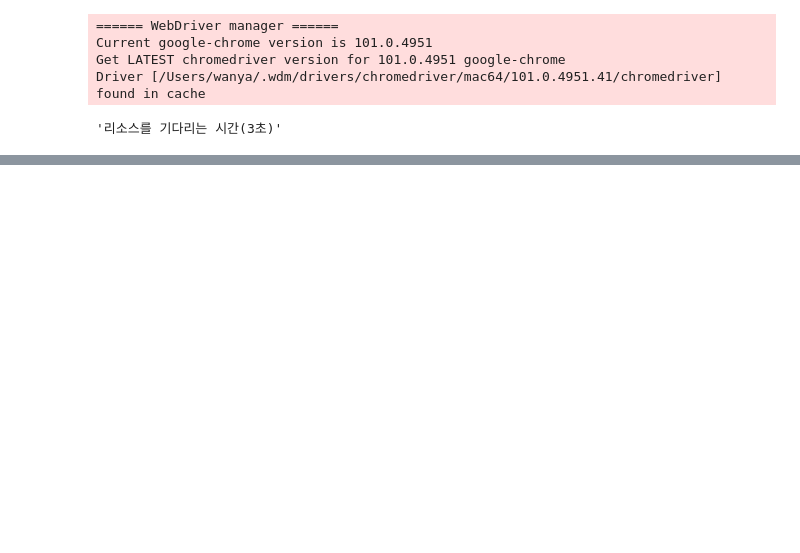
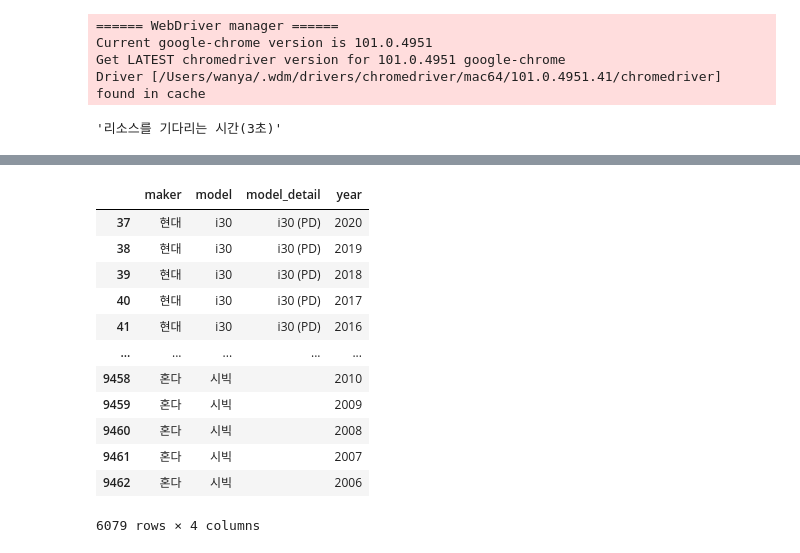
Before and after one commit to kimpanjung/Simple_Car_model_crawling, a Jupyter notebook: Encar.ipynb, the cells around one changed output, grey strips where cells are left out. Saved outputs shown, nothing was run; the diff lists cells and outputs as text; code cells hidden in the pictures; blank space fills up the shorter version.

```diff
--- a/Encar.ipynb
+++ b/Encar.ipynb
@@ -231,0 +181,25 @@ Stacktrace:
+# %%
+df_1 = df.dropna()
+# %%
+index = df_1[(df['maker'] == '제조사') | (df['model'] == '모델') | (df['model_detail'] == '세부모델') | (df['year'] == '형식연도')].index
+index_model = df_1[df['model'] == '모델'].index
+index_model_detail = df_1[df['model_detail'] == '세부모델'].index
+index_year = df_1[df['year'] == '형식연도'].index
+
+
+df_2 = df_1.drop(index)
+df_2
+# %% [output]
+|  | maker | model | model_detail | year |
+| 37 | 현대 | i30 | i30 (PD) | 2020 |
+| 38 | 현대 | i30 | i30 (PD) | 2019 |
+| 39 | 현대 | i30 | i30 (PD) | 2018 |
+| 40 | 현대 | i30 | i30 (PD) | 2017 |
+| 41 | 현대 | i30 | i30 (PD) | 2016 |
+| ... | ... | ... | ... | ... |
+| 9458 | 혼다 | 시빅 |  | 2010 |
+| 9459 | 혼다 | 시빅 |  | 2009 |
+| 9460 | 혼다 | 시빅 |  | 2008 |
+| 9461 | 혼다 | 시빅 |  | 2007 |
+| 9462 | 혼다 | 시빅 |  | 2006 |
+6079 rows × 4 columns
```
Also changed, not shown: parts of 9 cells of this notebook.
